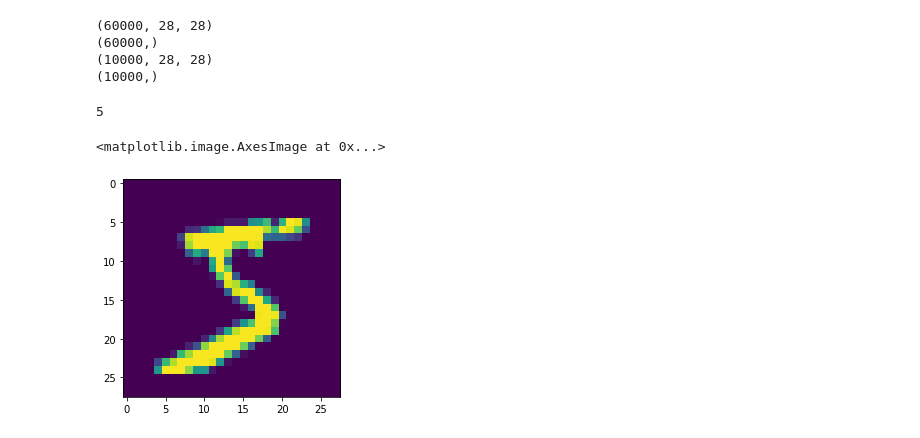
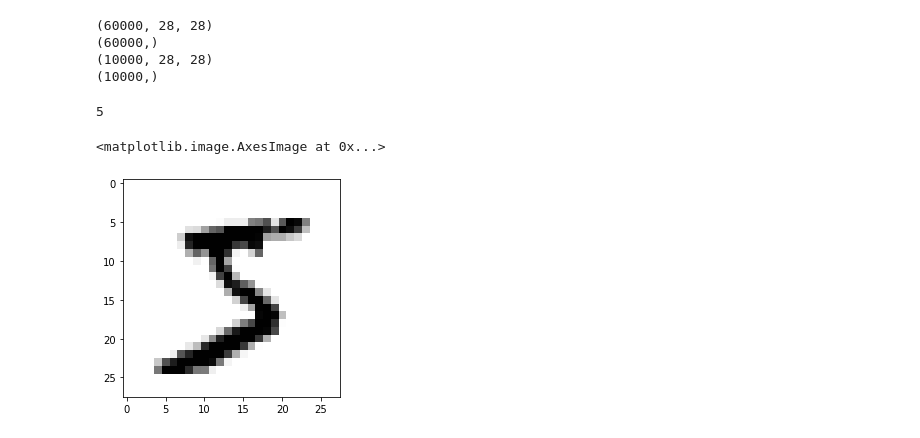
Before and after one commit to emmayeh-0211/2021AI_dl, a Jupyter notebook: mlp.ipynb, the cells around one changed output. Cells and saved outputs as stored; diff of their text form; code cells hidden in the pictures.

```diff
--- a/mlp.ipynb
+++ b/mlp.ipynb
@@ -17,8 +18,8 @@ print(y_test.shape)
 # %%
 import matplotlib.pyplot as plt
 print(y_train[0])
-plt.imshow(x_train[0])
+plt.imshow(x_train[0], cmap='gray_r')
 # %% [output]
 5
 <matplotlib.image.AxesImage at 0x...>
-[figure, old version]
+[figure, new version]
```
Also changed, not shown: parts of 5 cells of this notebook.
